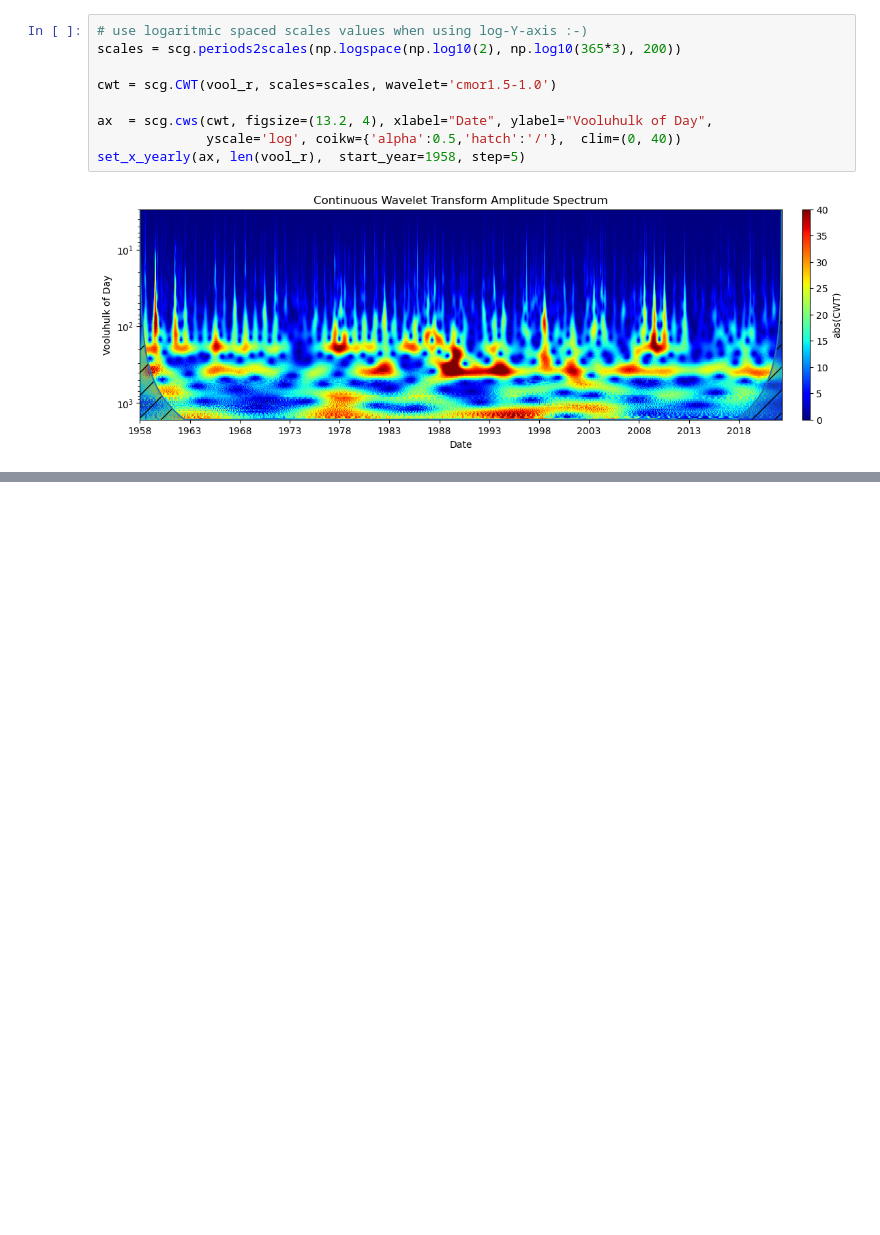
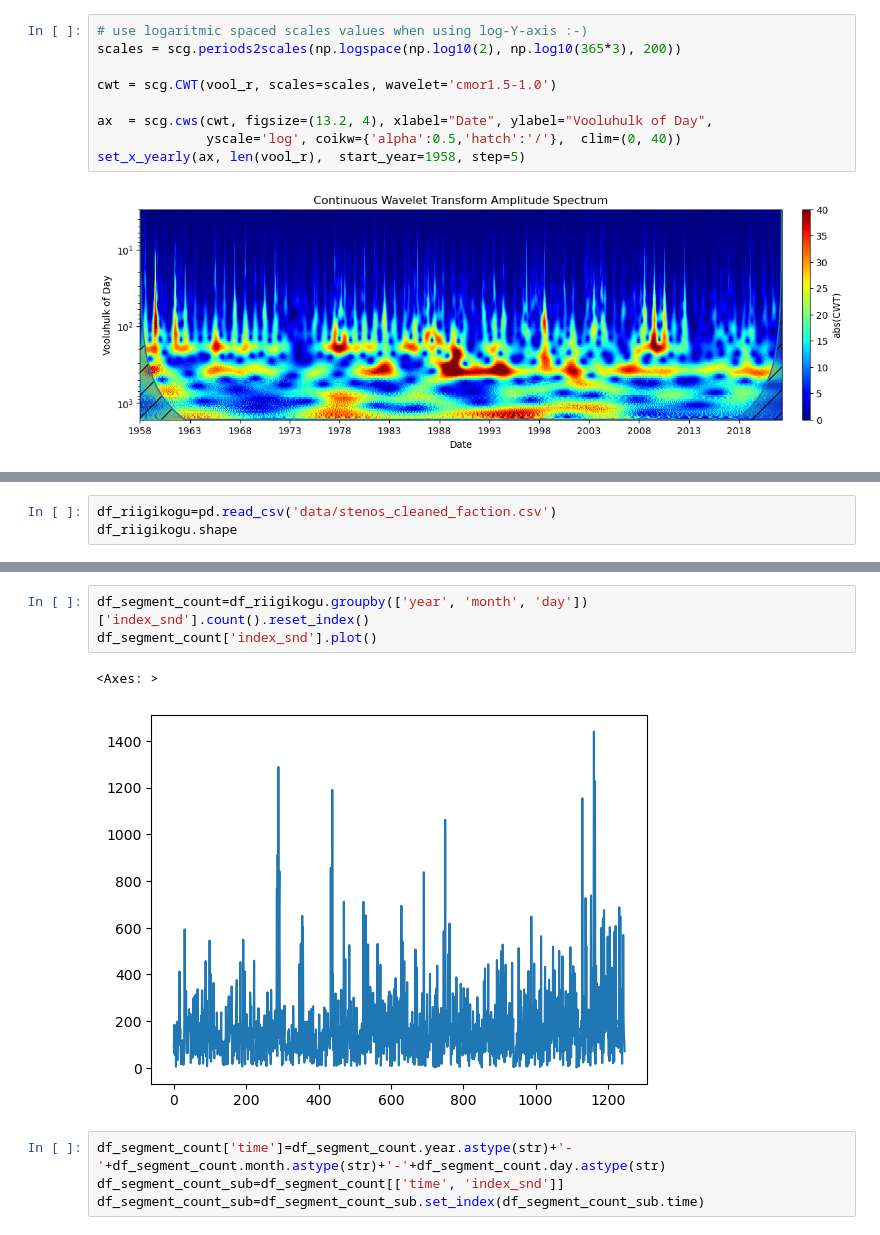
Before and after one commit to RRisto/learning, a Jupyter notebook: audio/wavelet/example_wavelet.ipynb, the cells around one changed output, grey strips where cells are left out. Cells and saved outputs as stored; diff of their text form; blank space fills up the shorter version.

```diff
--- a/audio/wavelet/example_wavelet.ipynb
+++ b/audio/wavelet/example_wavelet.ipynb
@@ -198,0 +202,3 @@ set_x_yearly(ax, len(vool_r),  start_year=1958, step=5)
+# %%
+df_riigikogu=pd.read_csv('data/stenos_cleaned_faction.csv')
+df_riigikogu.shape
@@ -198,0 +216,10 @@ set_x_yearly(ax, len(vool_r),  start_year=1958, step=5)
+# %%
+df_segment_count=df_riigikogu.groupby(['year', 'month', 'day'])['index_snd'].count().reset_index()
+df_segment_count['index_snd'].plot()
+# %% [output]
+<Axes: >
+[figure, added]
+# %%
+df_segment_count['time']=df_segment_count.year.astype(str)+'-'+df_segment_count.month.astype(str)+'-'+df_segment_count.day.astype(str)
+df_segment_count_sub=df_segment_count[['time', 'index_snd']]
+df_segment_count_sub=df_segment_count_sub.set_index(df_segment_count_sub.time)
```
Also changed, not shown: parts of 16 cells of this notebook, 1 other file.
